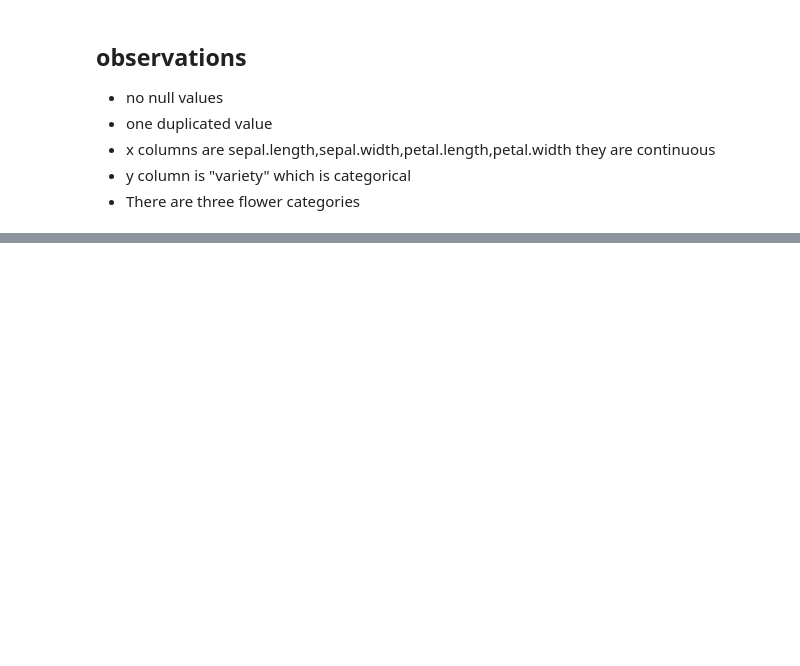
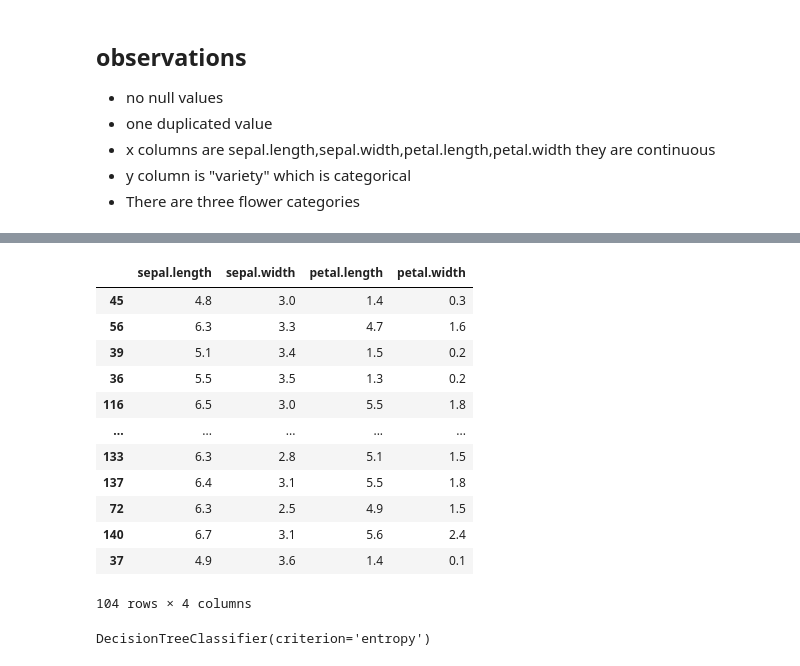
Before and after one commit to aattansrivarun/assignment, a Jupyter notebook: Iris_Flower_Classification.ipynb, the cells around one changed output, grey strips where cells are left out. Cells and saved outputs as stored; diff of their text form; code cells hidden in the pictures; blank space fills up the shorter version.

```diff
--- a/Iris_Flower_Classification.ipynb
+++ b/Iris_Flower_Classification.ipynb
@@ -81,0 +103,4 @@ iris1.shape
+# %%
+labelencoder=LabelEncoder()
+iris1.iloc[:,-1]=labelencoder.fit_transform(iris1.iloc[:,-1])
+iris1.head()
@@ -81,0 +114,3 @@ iris1.shape
+# %%
+iris1['variety']=pd.to_numeric(labelencoder.fit_transform(iris1['variety']))
+print(iris1.info())
@@ -81,0 +136,4 @@ iris1.shape
+# %%
+X=iris1.iloc[:,0:4]
+Y=iris1['variety']
+Y
@@ -81,0 +153,22 @@ iris1.shape
+# %%
+X_train,X_test,y_train,y_test=train_test_split(X,Y,test_size=0.3,random_state=1)
+X_train
+# %% [output]
+|  | sepal.length | sepal.width | petal.length | petal.width |
+| 45 | 4.8 | 3.0 | 1.4 | 0.3 |
+| 56 | 6.3 | 3.3 | 4.7 | 1.6 |
+| 39 | 5.1 | 3.4 | 1.5 | 0.2 |
+| 36 | 5.5 | 3.5 | 1.3 | 0.2 |
+| 116 | 6.5 | 3.0 | 5.5 | 1.8 |
+| ... | ... | ... | ... | ... |
+| 133 | 6.3 | 2.8 | 5.1 | 1.5 |
+| 137 | 6.4 | 3.1 | 5.5 | 1.8 |
+| 72 | 6.3 | 2.5 | 4.9 | 1.5 |
+| 140 | 6.7 | 3.1 | 5.6 | 2.4 |
+| 37 | 4.9 | 3.6 | 1.4 | 0.1 |
+104 rows × 4 columns
+# %%
+model=DecisionTreeClassifier(criterion='entropy',max_depth=None)
+model.fit(X_train,y_train)
+# %% [output]
+DecisionTreeClassifier(criterion='entropy')
```
Also changed, not shown: parts of 6 cells of this notebook.
